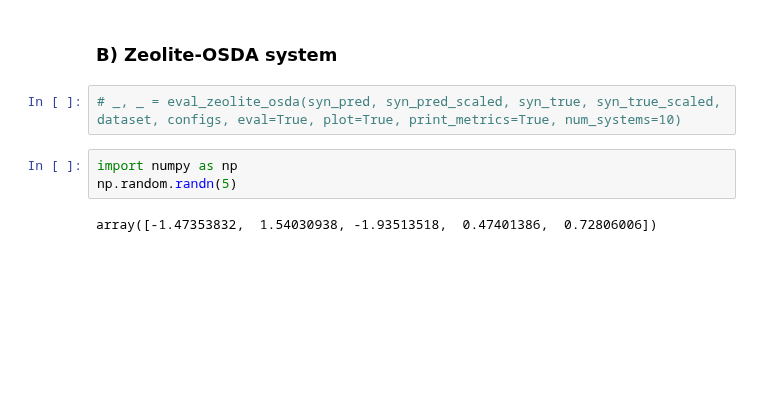
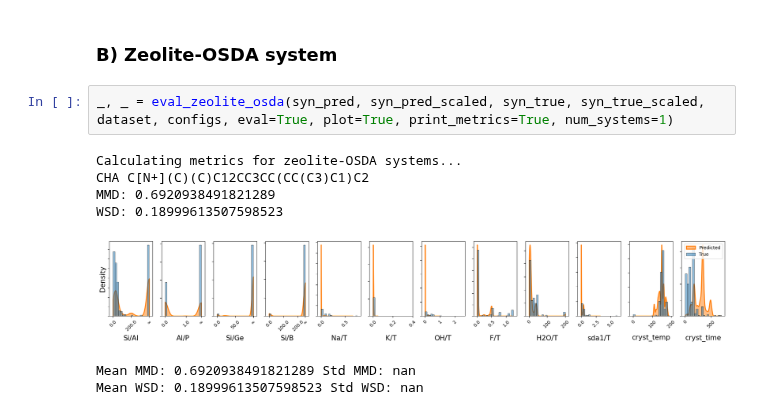
Before and after one commit to eltonpan/zeosyn_gen, a Jupyter notebook: visualize_pred.ipynb, the cells around one changed output. Cells and saved outputs as stored; diff of their text form; blank space fills up the shorter version.

```diff
--- a/visualize_pred.ipynb
+++ b/visualize_pred.ipynb
@@ -81,9 +81,12 @@ WSD: 0.0739224324042668
 # %% [markdown]
 ### B) Zeolite-OSDA system
 # %%
-# _, _ = eval_zeolite_osda(syn_pred, syn_pred_scaled, syn_true, syn_true_scaled, dataset, configs, eval=True, plot=True, print_metrics=True, num_systems=10)
+_, _ = eval_zeolite_osda(syn_pred, syn_pred_scaled, syn_true, syn_true_scaled, dataset, configs, eval=True, plot=True, print_metrics=True, num_systems=1)
+# %% [output]
+Calculating metrics for zeolite-OSDA systems...
+CHA C[N+](C)(C)C12CC3CC(CC(C3)C1)C2
+MMD: 0.6920938491821289
+WSD: 0.18999613507598523
+[figure, added]
+Mean MMD: 0.6920938491821289 Std MMD: nan
+Mean WSD: 0.18999613507598523 Std WSD: nan
-# %%
-import numpy as np
-np.random.randn(5)
-# %% [output]
-array([-1.47353832,  1.54030938, -1.93513518,  0.47401386,  0.72806006])
```
Also changed, not shown: parts of 4 cells of this notebook, 2 other files.
